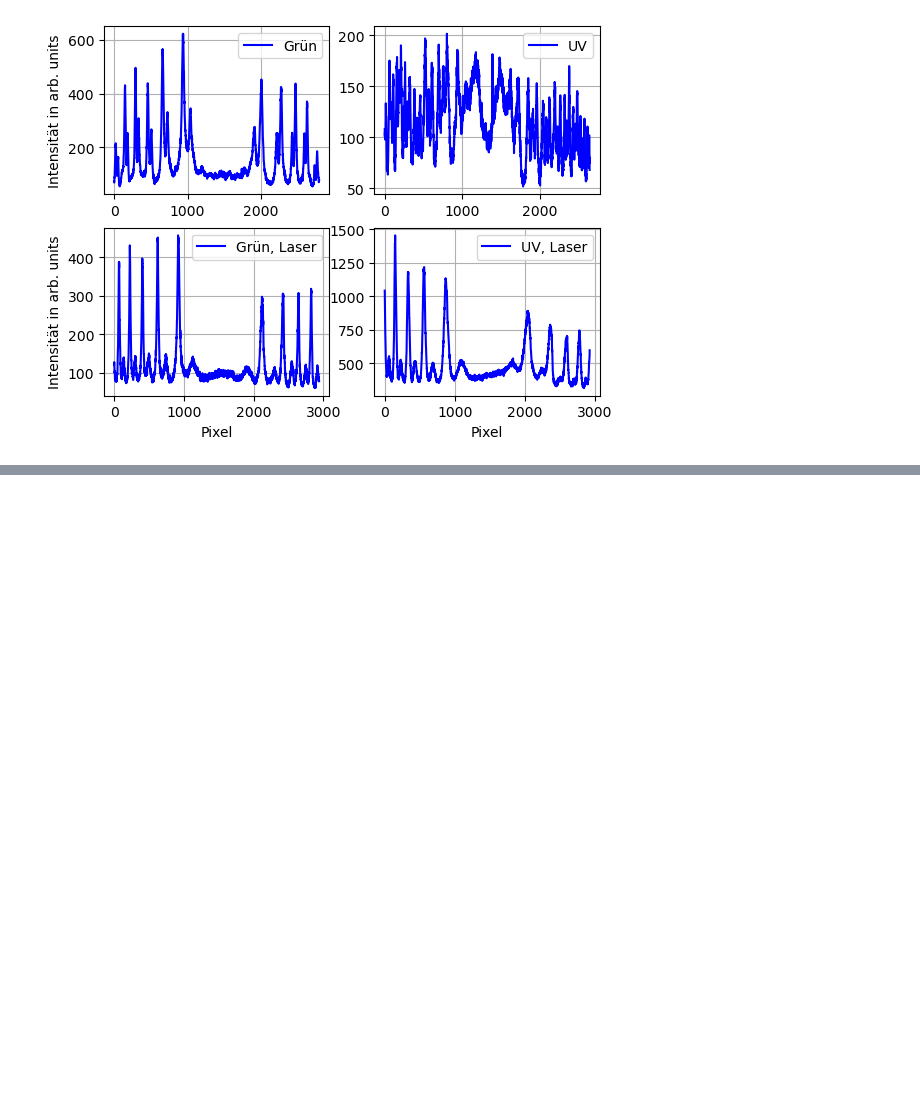
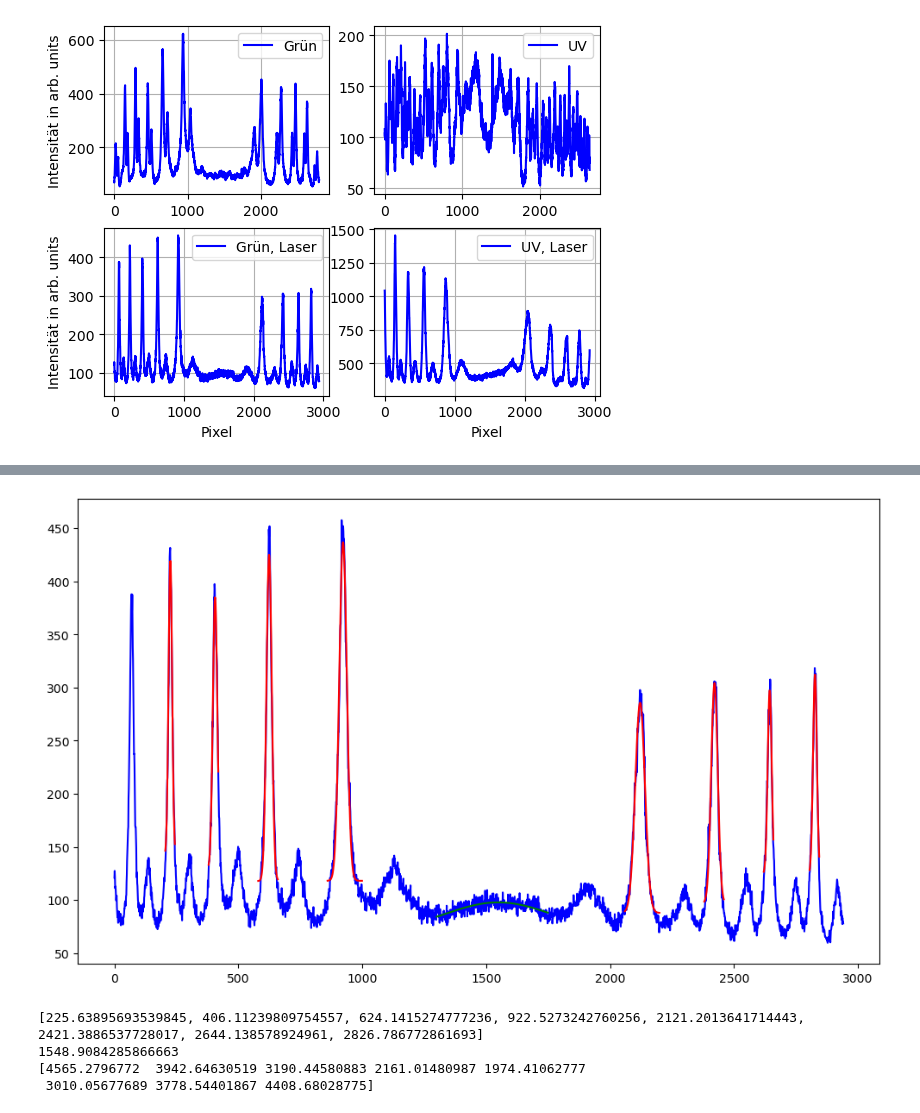
Before and after one commit to MRNock04/P3, a Jupyter notebook: Hyperfeinstruktur/Auswertung.ipynb, the cells around one changed output, grey strips where cells are left out. Saved outputs shown, nothing was run; the diff lists cells and outputs as text; code cells hidden in the pictures; blank space fills up the shorter version.

```diff
--- a/Hyperfeinstruktur/Auswertung.ipynb
+++ b/Hyperfeinstruktur/Auswertung.ipynb
@@ -34,0 +47,7 @@ for i in range(2):
+# %%
+# Umrechnung von Pixel in Mikrometer
+def um(px): return 3.45*px
+
+# Gauss Funktion
+def gauss(x,A,mu,std,c):
+    return A*np.exp(-(x-mu)**2/(2*std**2)) + c
@@ -34,0 +111,52 @@ for i in range(2):
+# %%
+# Array of arrays with start and stop indices for each peak
+# from left to right
+start_stop_gl = np.array([ [205,245] , [380,420] , [580,660] , [860,1000] ,
+                        [2060,2200] , [2380,2460] , [2620,2660] , [2805,2845]
+                      ])
+# Arrays of arrays with initial guesses of the parameters
+# A , mu , std , c
+params_gl = np.array([ [350,225,20,100] , [300,400,20,100] , [350,620,40,100] , [350,920,70,100] ,
+                    [200,2120,70,100] , [200,2420,40,100] , [200,2640,20,100] , [200,2825,20,100]
+                  ])
+
+plt.figure(figsize=(12,7))
+plt.plot( gruen_laser[0] , gruen_laser[1] , color="blue" )
+
+# gl: grün, laser
+# speichere alle Fit-results in fit_res_gl liste
+# die fits gehen von links nach rechts die peaks durch, genau wie start_stop_gl, params_gl
+fit_res_gl = []
+for i in range(len(start_stop_gl)):
+    # curve_fit:
+    # fit-Funktion, x-Achse im fit-Bereich, y-Achse im fit-Bereich, start Parameter
+    fit_res_gl.append(
+        opt.curve_fit( gauss , gruen_laser[0][start_stop_gl[i][0]:start_stop_gl[i][1]] , gruen_laser[1][start_stop_gl[i][0]:start_stop_gl[i][1]] , params_gl[i])
+                    )
+
+for i in range(len(fit_res_gl)):
+    plt.plot( gruen_laser[0][start_stop_gl[i][0]:start_stop_gl[i][1]] ,
+              [ gauss(x , fit_res_gl[i][0][0] , fit_res_gl[i][0][1] , fit_res_gl[i][0][2] , fit_res_gl[i][0][3] ) for x in gruen_laser[0][start_stop_gl[i][0]:start_stop_gl[i][1]]] ,
+              color="red"
+             )
+
+# Pixel Positionen der Maxima: Grün, laser
+gl_pos = [fit_res_gl[x][0][1] for x in range(len(fit_res_gl))]
+
+# Finde exakten Mittelpunkt des Bildes
+fit_mitte_gl = opt.curve_fit( gauss , gruen_laser[0][1300:1750] , gruen_laser[1][1300:1750] , [20,1525,225,80] )
+plt.plot(gruen_laser[0][1300:1750] , [ gauss(x , fit_mitte_gl[0][0] , fit_mitte_gl[0][1] , fit_mitte_gl[0][2] , fit_mitte_gl[0][3] ) for x in gruen_laser[0][1300:1750]], color="green")
+plt.show()
+
+print(gl_pos)
+print(fit_mitte_gl[0][1])
+
+# abstände der maxima vom Mittelpunkt in mikrometern
+gl_pos = np.abs(gl_pos - fit_mitte_gl[0][1]) * 3.45
+print(gl_pos)
+# %% [output]
+[figure, added]
+[225.63895693539845, 406.11239809754557, 624.1415274777236, 922.5273242760256, 2121.2013641714443, 2421.3886537728017, 2644.138578924961, 2826.786772861693]
+1548.9084285866663
+[4565.2796772  3942.64630519 3190.44580883 2161.01480987 1974.41062777
+ 3010.05677689 3778.54401867 4408.68028775]
```
Also changed, not shown: parts of 21 cells of this notebook.
